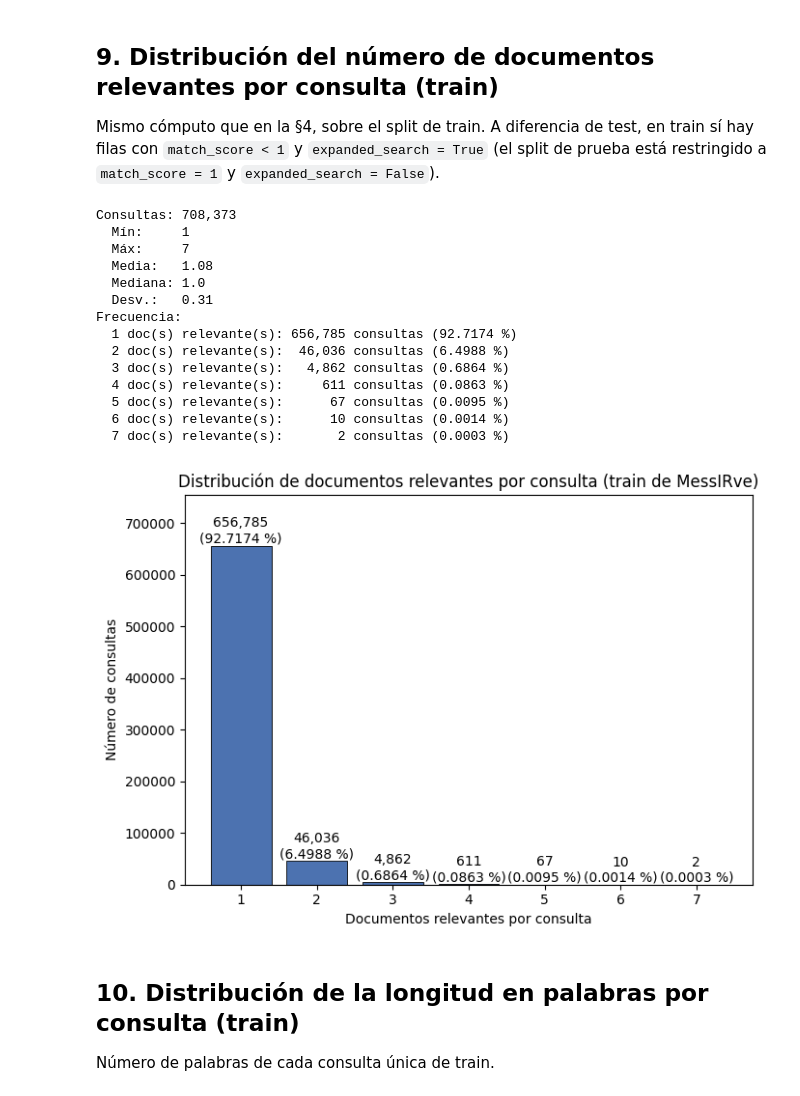
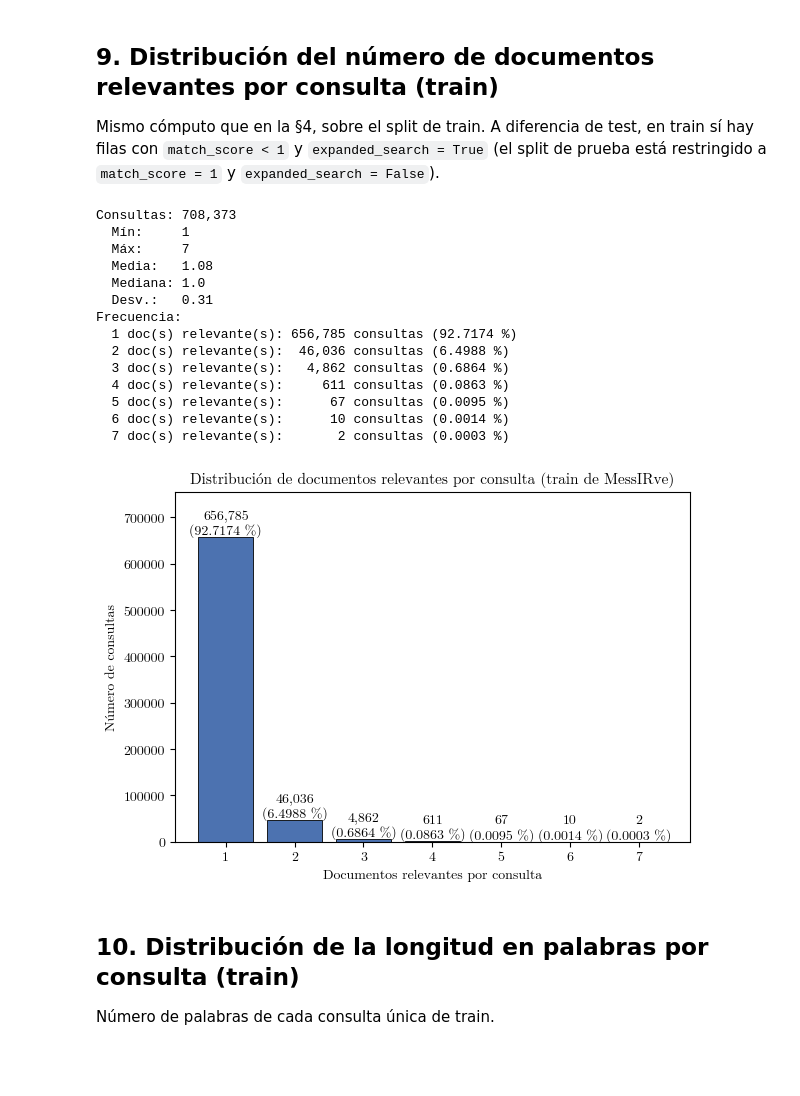
Before and after one commit to esteban-mendoza/ir-spanish, a Jupyter notebook: analysis/distributions.ipynb, the cells around one changed output. Saved outputs shown, nothing was run; the diff lists cells and outputs as text; code cells hidden in the pictures; blank space fills up the shorter version.

Commit message:
Set figures in Latin Modern, the thesis typeface

```diff
--- a/analysis/distributions.ipynb
+++ b/analysis/distributions.ipynb
@@ -14,6 +14,34 @@ import json
 # Las figuras se guardan en ./figures/ para incluirlas en la tesis
 FIG = Path("figures")
 FIG.mkdir(exist_ok=True)
+
+# --- Tipografía de las figuras: la misma que el cuerpo de la tesis ---
+# Latin Modern Roman (lmodern en tesis/tesis.tex). Se registra desde el repositorio
+# para no depender de que la fuente esté instalada en el sistema ni de que haya
+# una instalación de LaTeX (el servidor de experimentos no la tiene).
+# Ver fonts/README.md.
+from matplotlib import font_manager
+
+FUENTE = Path("fonts/lmroman10-regular.ttf")
+if not FUENTE.exists():
+    raise FileNotFoundError(f"Falta la fuente de las figuras: {FUENTE.resolve()}")
+font_manager.fontManager.addfont(FUENTE)
+
+# Ancho = caja de texto de la tesis (15.59 cm), para incluir las figuras a tamaño
+# natural (width=\textwidth) sin que LaTeX las reescale; alto con la proporción de antes.
+FIG_ANCHO, FIG_ALTO = 6.14, 4.39
+
+plt.rcParams.update({
+    "font.family": "Latin Modern Roman",   # cuerpo de la tesis
+    "mathtext.fontset": "cm",              # matemáticas coherentes (Computer Modern)
+    "pdf.fonttype": 42,                    # incrusta la fuente como TrueType, no Type 3
+    "font.size": 10,                       # 10 pt = \small de la tesis (cuerpo de 11 pt)
+    "axes.titlesize": 11,                  # título de la figura al tamaño del cuerpo
+    "axes.labelsize": 10,
+    "xtick.labelsize": 10,
+    "ytick.labelsize": 10,
+    "legend.fontsize": 10,
+})
 # %%
 # Carga: splits train y test de MessIRve y corpus de párrafos de la Wikipedia en español
 messirve = datasets.load_dataset("spanish-ir/messirve", "full", revision="1.2")
@@ -118,7 +146,7 @@ for k, v in sorted(freq.items()):
     print(f"  {k} doc(s) relevante(s): {v:>7,} consultas ({v / len(counts) * 100:.4f} %)")
 
 # Gráfica
-fig, ax = plt.subplots(figsize=(7, 5))
+fig, ax = plt.subplots(figsize=(FIG_ANCHO, FIG_ALTO))
 bars = ax.bar(labels, values, color="#4C72B0", edgecolor="black", linewidth=0.6)
 for bar, v in zip(bars, values):
     ax.text(bar.get_x() + bar.get_width() / 2, bar.get_height(),
@@ -362,36 +390,36 @@ print("Frecuencia:")
 for k, v in sorted(train_freq.items()):
     print(f"  {k} doc(s) relevante(s): {v:>7,} consultas ({v / len(train_counts) * 100:.4f} %)")
 
-fig, ax = plt.subplots(figsize=(7, 5))
+fig, ax = plt.subplots(figsize=(FIG_ANCHO, FIG_ALTO))
 bars = ax.bar(tlabels, tvalues, color="#4C72B0", edgecolor="black", linewidth=0.6)
 for bar, v in zip(bars, tvalues):
     ax.text(bar.get_x() + bar.get_width() / 2, bar.get_height(),
             f"{v:,}\n({v / len(train_counts) * 100:.4f} %)",
             ha="center", va="bottom", fontsize=10)
 ax.set_xticks(tlabels)
 ax.set_xlabel("Documentos relevantes por consulta")
 ax.set_ylabel("Número de consultas")
 ax.set_title("Distribución de documentos relevantes por consulta (train de MessIRve)")
 ax.margins(y=0.15)
 plt.tight_layout()
 fig.savefig(FIG / "messirve-rel-por-consulta-train.pdf", bbox_inches="tight")
 plt.show()
 # %% [output]
 Consultas: 708,373
   Mín:     1
   Máx:     7
   Media:   1.08
   Mediana: 1.0
   Desv.:   0.31
 Frecuencia:
   1 doc(s) relevante(s): 656,785 consultas (92.7174 %)
   2 doc(s) relevante(s):  46,036 consultas (6.4988 %)
   3 doc(s) relevante(s):   4,862 consultas (0.6864 %)
   4 doc(s) relevante(s):     611 consultas (0.0863 %)
   5 doc(s) relevante(s):      67 consultas (0.0095 %)
   6 doc(s) relevante(s):      10 consultas (0.0014 %)
   7 doc(s) relevante(s):       2 consultas (0.0003 %)
-[figure, old version]
+[figure, new version]
 # %% [markdown]
 ## 10. Distribución de la longitud en palabras por consulta (train)
 
```
Also changed, not shown: parts of 7 cells of this notebook, 11 other files.
